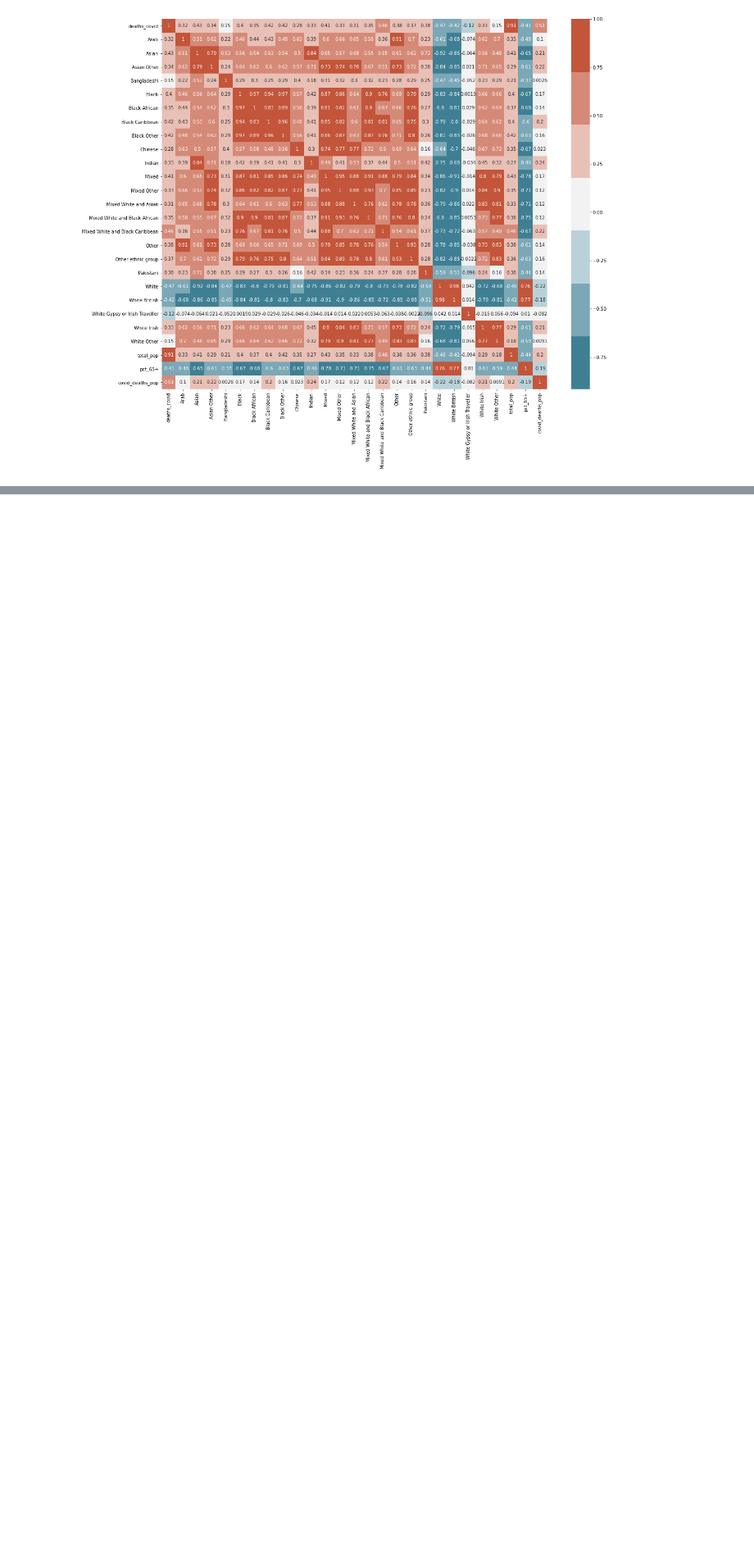
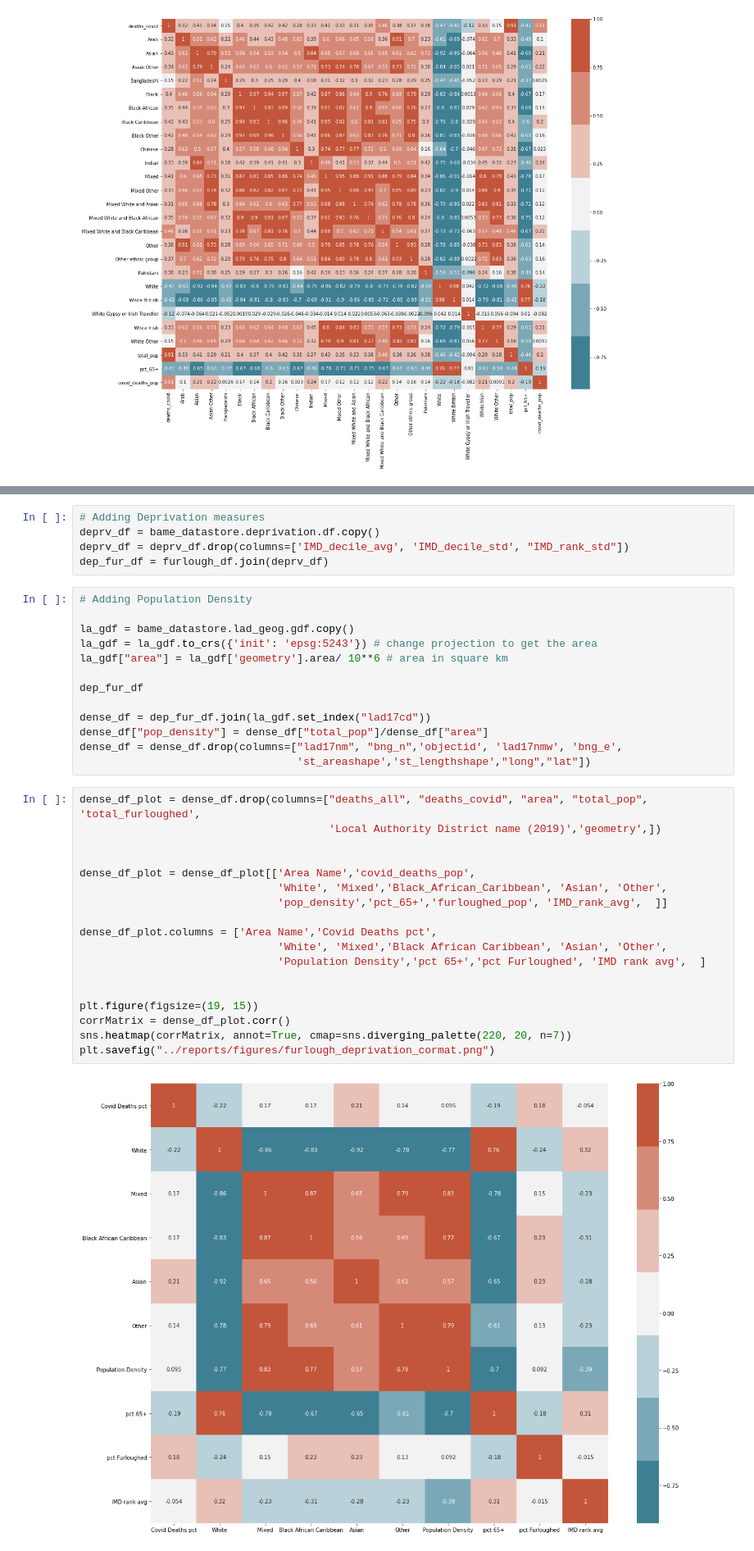
Before and after one commit to Quotennial/covid_bame, a Jupyter notebook: notebooks/ONS Deaths and Ethnicity.ipynb, the cells around one changed output, grey strips where cells are left out. Shown: that part at 82% size. Drawn from its saved outputs; the diff is of its cells as text; blank space fills up the shorter version.

```diff
--- a/notebooks/ONS Deaths and Ethnicity.ipynb
+++ b/notebooks/ONS Deaths and Ethnicity.ipynb
@@ -201,3 +171,41 @@ plt.savefig("../reports/figures/furlough_deprivation_cormat.png")
+# %%
+# Adding Deprivation measures
+deprv_df = bame_datastore.deprivation.df.copy()
+deprv_df = deprv_df.drop(columns=['IMD_decile_avg', 'IMD_decile_std', "IMD_rank_std"])
+dep_fur_df = furlough_df.join(deprv_df)
+# %%
+# Adding Population Density
+
+la_gdf = bame_datastore.lad_geog.gdf.copy()
+la_gdf = la_gdf.to_crs({'init': 'epsg:5243'}) # change projection to get the area
+la_gdf["area"] = la_gdf['geometry'].area/ 10**6 # area in square km
+
+dep_fur_df
+
+dense_df = dep_fur_df.join(la_gdf.set_index("lad17cd"))
+dense_df["pop_density"] = dense_df["total_pop"]/dense_df["area"]
+dense_df = dense_df.drop(columns=["lad17nm", "bng_n",'objectid', 'lad17nmw', 'bng_e',
+                                  'st_areashape','st_lengthshape',"long","lat"])
+# %%
+dense_df_plot = dense_df.drop(columns=["deaths_all", "deaths_covid", "area", "total_pop", 'total_furloughed',
+                                       'Local Authority District name (2019)','geometry',])
+
+
+dense_df_plot = dense_df_plot[['Area Name','covid_deaths_pop',
+                               'White', 'Mixed','Black_African_Caribbean', 'Asian', 'Other',
+                               'pop_density','pct_65+','furloughed_pop', 'IMD_rank_avg',  ]]
+
+dense_df_plot.columns = ['Area Name','Covid Deaths pct',
+                               'White', 'Mixed','Black African Caribbean', 'Asian', 'Other',
+                               'Population Density','pct 65+','pct Furloughed', 'IMD rank avg',  ]
+
+
+plt.figure(figsize=(19, 15))
+corrMatrix = dense_df_plot.corr()
+sns.heatmap(corrMatrix, annot=True, cmap=sns.diverging_palette(220, 20, n=7))
+plt.savefig("../reports/figures/furlough_deprivation_cormat.png")
+# %% [output]
+[figure, added]
 # %% [markdown]
 ## Population Density
 Calculate population density of local authorities, using the [size of polygons](https://gis.stackexchange.com/questions/218450/getting-polygon-areas-using-geopandas)
```
Also changed, not shown: parts of 7 cells of this notebook, 6 other files.
